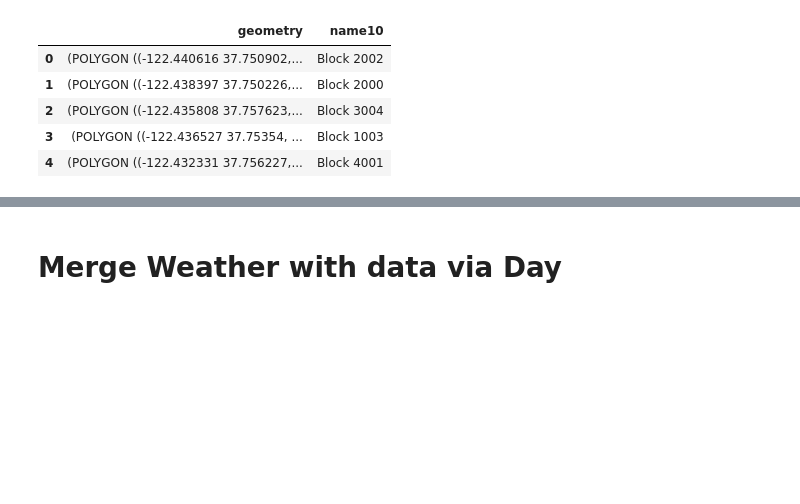
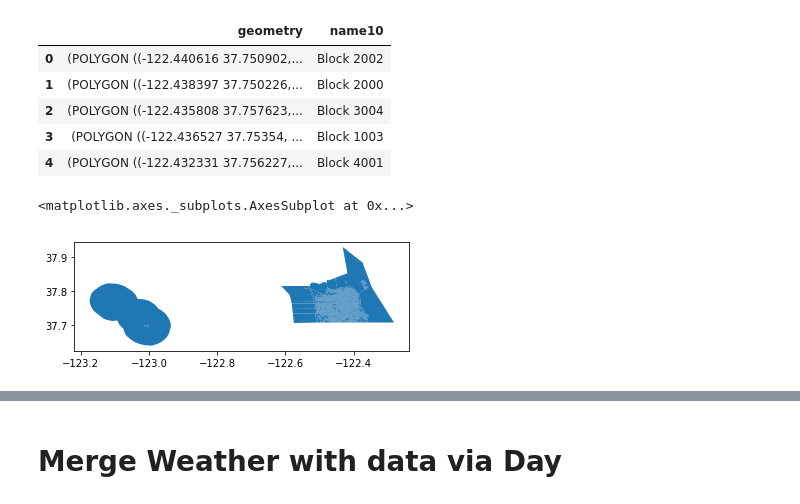
Before and after one commit to johniselin/info254_sfo_police, a Jupyter notebook: dataset_modification.ipynb, the cells around one changed output, grey strips where cells are left out. Saved outputs shown, nothing was run; the diff lists cells and outputs as text; code cells hidden in the pictures; blank space fills up the shorter version.

```diff
--- a/dataset_modification.ipynb
+++ b/dataset_modification.ipynb
@@ -62,3 +130,8 @@ census_blocks.head()
 | 2 | (POLYGON ((-122.435808 37.757623,... | Block 3004 |
 | 3 | (POLYGON ((-122.436527 37.75354, ... | Block 1003 |
 | 4 | (POLYGON ((-122.432331 37.756227,... | Block 4001 |
+# %%
+census_blocks.plot()
+# %% [output]
+<matplotlib.axes._subplots.AxesSubplot at 0x...>
+[figure, added]
```
Also changed, not shown: parts of 16 cells of this notebook.
